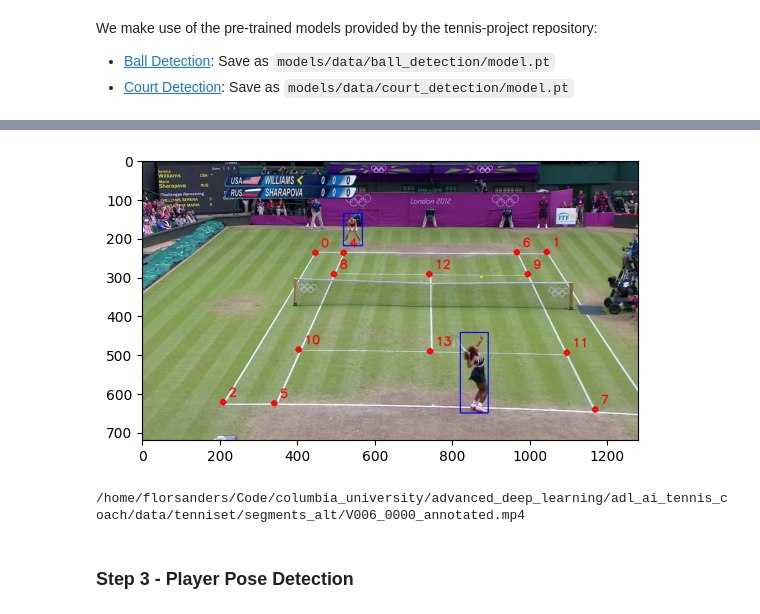
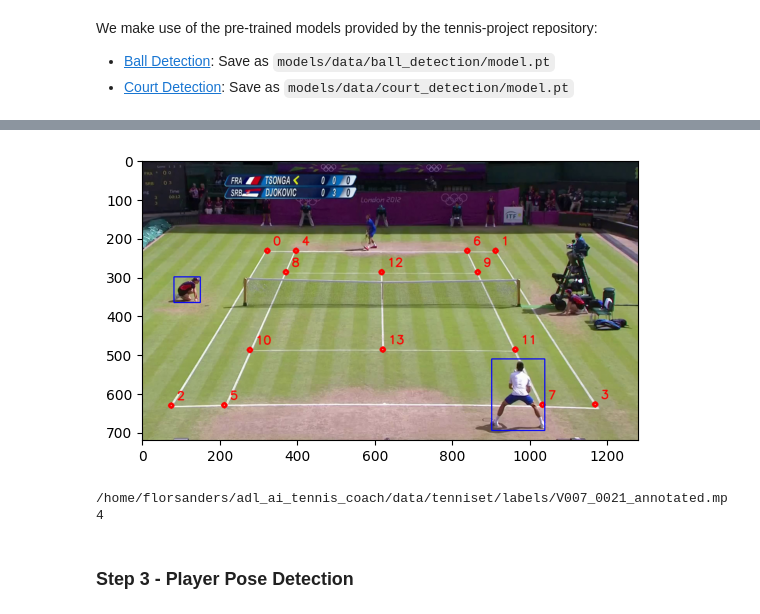
Before and after one commit to FlorSanders/Tennis_Shot_Prediction, a Jupyter notebook: src/data/data_processing.ipynb, the cells around one changed output, grey strips where cells are left out. Drawn from its saved outputs; the diff is of its cells as text; code cells hidden in the pictures.

Commit message:
Bug fixes with data processing

```diff
--- a/src/data/data_processing.ipynb
+++ b/src/data/data_processing.ipynb
@@ -166,8 +171,8 @@ from __init__ import data_path, models_path
 # Choose dataset
 dataset = "tenniset"
 dataset_path = os.path.join(data_path, dataset)
-segments_path = os.path.join(dataset_path, "segments_alt")
-labels_path = os.path.join(dataset_path, "labels_alt")
+segments_path = os.path.join(dataset_path, "segments")
+labels_path = os.path.join(dataset_path, "labels")
 os.makedirs(labels_path, exist_ok=True)
 
 # Model paths
@@ -273,0 +282,3 @@ Done detecting ball trajectory (49.664159297943115 s)
+# %%
+for i, segment_file in enumerate(segment_files):
+    process_segment(os.path.join(segments_path, segment_file), overwrite=False, verbose=True)
@@ -275,6 +340,7 @@ Done detecting ball trajectory (49.664159297943115 s)
 def read_segment_labels(
     segment_path,
     labels_path=labels_path,
+    load_frame_validity=True,
     load_court=True,
     load_ball=True,
     load_player_bbox=True,
@@ -284,10 +350,15 @@ def read_segment_labels(
     segment_name, segment_ext = os.path.splitext(segment_filename)
 
     # Read labels
+    frame_validity = None
     court_sequence = None
     ball_sequence = None
     player_btm_bbox_sequence = None
     player_top_bbox_sequence = None
+    # Load frame validity
+    if load_frame_validity:
+        frame_validity_path = os.path.join(labels_path, f"{segment_name}_frame_validity.npy")
+        frame_validity = np.load(frame_validity_path, allow_pickle=True)
     # Load court
     if load_court:
         court_path = os.path.join(labels_path, f"{segment_name}_court.npy")
@@ -304,7 +375,7 @@ def read_segment_labels(
         player_top_bbox_sequence = np.load(player_top_bbox_path, allow_pickle=True)
 
     # Return labels
-    return court_sequence, ball_sequence, player_btm_bbox_sequence, player_top_bbox_sequence
+    return frame_validity, court_sequence, ball_sequence, player_btm_bbox_sequence, player_top_bbox_sequence
 # %%
 def visualize_frame_annotations(
     frame,
@@ -359,16 +430,20 @@ def visualize_segment_labels(
     frame_height, frame_width, _ = frames[0].shape
 
     # Read labels
-    court_sequence, ball_sequence, player_btm_bbox_sequence, player_top_bbox_sequence = read_segment_labels(segment_path, labels_path=labels_path)
+    frame_validity, court_sequence, ball_sequence, player_btm_bbox_sequence, player_top_bbox_sequence = read_segment_labels(segment_path, labels_path=labels_path)
 
     # Video writer
     fourcc = cv2.VideoWriter_fourcc(*"avc1")
-    default_out_path =  os.path.join(segment_dir, f"{segment_name}_annotated.mp4")
+    default_out_path =  os.path.join(labels_path, f"{segment_name}_annotated.mp4")
     out_path = out_path if out_path is not None else default_out_path
     writer = cv2.VideoWriter(out_path, fourcc, fps, (frame_width, frame_height))
 
     # Visualize & write video
-    for frame_index, frame in enumerate(frames):
+    frame_index = 0
+    for i, frame in enumerate(frames):
+        # Skip invalid frames
+        if not frame_validity[i]:
+            continue
         frame = visualize_frame_annotations(
             frame,
             court_sequence[frame_index],
@@ -379,14 +454,15 @@ def visualize_segment_labels(
             show_img=frame_index==0
         )
         writer.write(frame)
+        frame_index += 1
 
     # Release video
     writer.release()
 
     return out_path
 # %%
-out_path = visualize_segment_labels(os.path.join(segments_path, segment_files[0]))
+out_path = visualize_segment_labels(os.path.join(segments_path, "V007_0021.mp4"))
 print(out_path)
 # %% [output]
-[figure, old version]
+[figure, new version]
-/home/florsanders/Code/columbia_university/advanced_deep_learning/adl_ai_tennis_coach/data/tenniset/segments_alt/V006_0000_annotated.mp4
+/home/florsanders/adl_ai_tennis_coach/data/tenniset/labels/V007_0021_annotated.mp4
```
Also changed, not shown: parts of 6 cells of this notebook, 2 other files.
